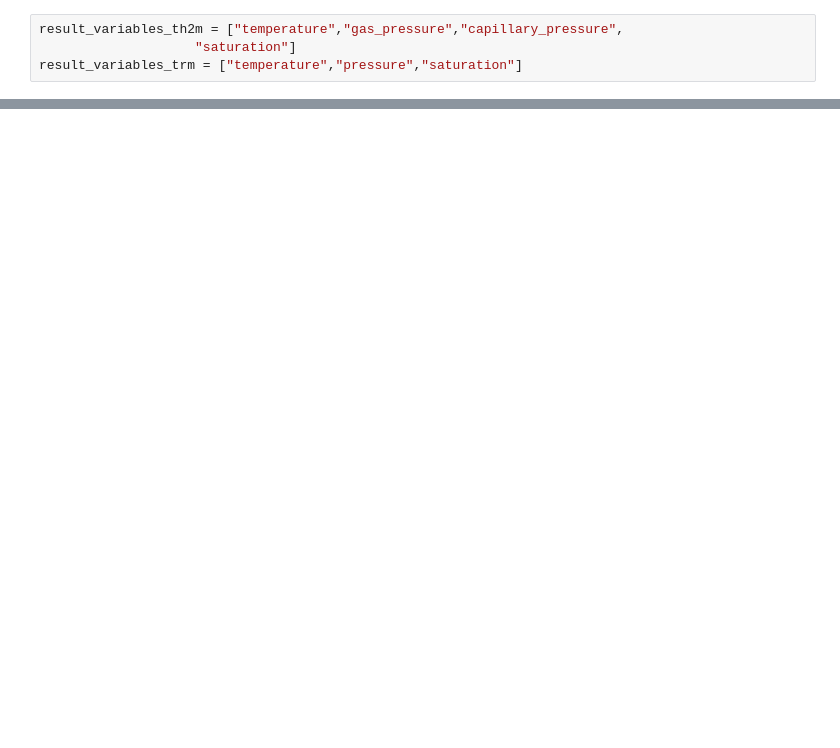
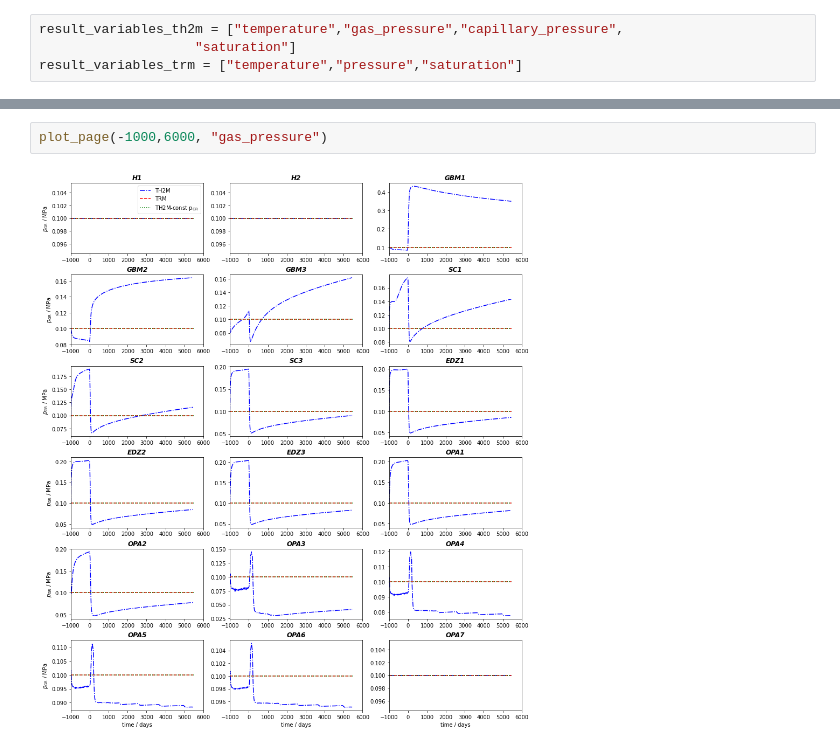
Before and after one commit to joergbuchwald/fe-minibenchmarks, a Jupyter notebook: notebook/1d_axi.ipynb, the cells around one changed output, grey strips where cells are left out. Saved outputs shown, nothing was run; the diff lists cells and outputs as text; blank space fills up the shorter version.

```diff
--- a/notebook/1d_axi.ipynb
+++ b/notebook/1d_axi.ipynb
@@ -205,0 +151,4 @@ for p in pts:
+# %%
+plot_page(-1000,6000, "gas_pressure")
+# %% [output]
+[figure, added]
```
Also changed, not shown: parts of 14 cells of this notebook.
